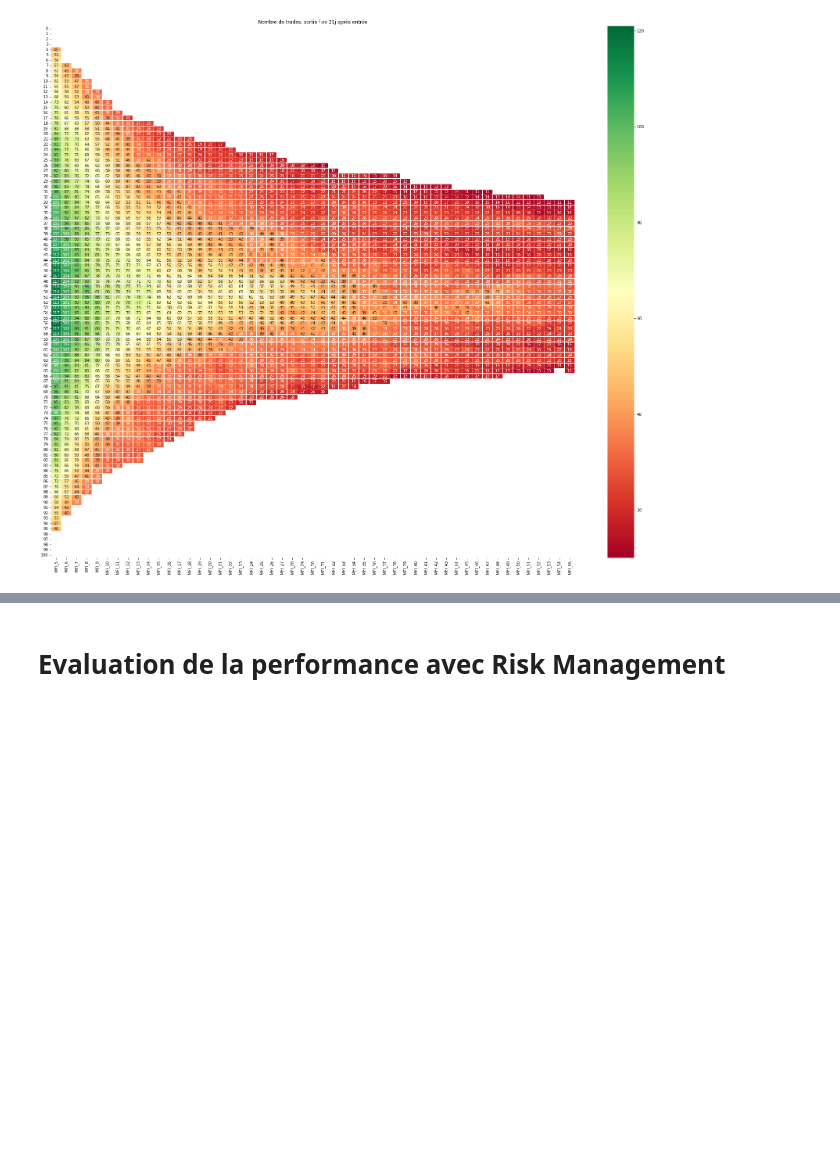
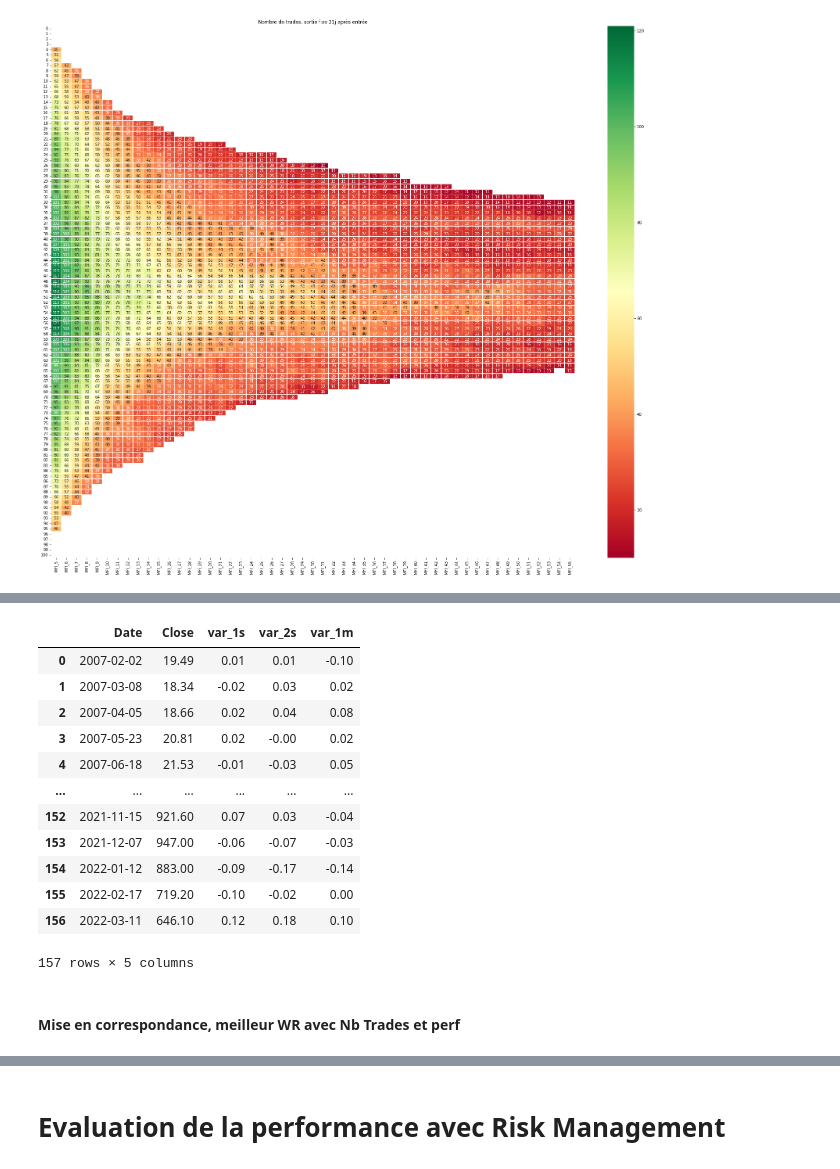
Before and after one commit to AxelRK200/strategies_backtesting, a Jupyter notebook: Money_Flow_Index/MFI_entry_time_based.ipynb, the cells around one changed output, grey strips where cells are left out. Cells and saved outputs as stored; diff of their text form; code cells hidden in the pictures; blank space fills up the shorter version.

```diff
--- a/Money_Flow_Index/MFI_entry_time_based.ipynb
+++ b/Money_Flow_Index/MFI_entry_time_based.ipynb
@@ -462,0 +627,18 @@ plt.savefig(chemin)
+# %%
+df_dates
+# %% [output]
+|  | Date | Close | var_1s | var_2s | var_1m |
+| 0 | 2007-02-02 | 19.49 | 0.01 | 0.01 | -0.10 |
+| 1 | 2007-03-08 | 18.34 | -0.02 | 0.03 | 0.02 |
+| 2 | 2007-04-05 | 18.66 | 0.02 | 0.04 | 0.08 |
+| 3 | 2007-05-23 | 20.81 | 0.02 | -0.00 | 0.02 |
+| 4 | 2007-06-18 | 21.53 | -0.01 | -0.03 | 0.05 |
+| ... | ... | ... | ... | ... | ... |
+| 152 | 2021-11-15 | 921.60 | 0.07 | 0.03 | -0.04 |
+| 153 | 2021-12-07 | 947.00 | -0.06 | -0.07 | -0.03 |
+| 154 | 2022-01-12 | 883.00 | -0.09 | -0.17 | -0.14 |
+| 155 | 2022-02-17 | 719.20 | -0.10 | -0.02 | 0.00 |
+| 156 | 2022-03-11 | 646.10 | 0.12 | 0.18 | 0.10 |
+157 rows × 5 columns
+# %% [markdown]
+#### Mise en correspondance, meilleur WR avec Nb Trades et perf ####
```
Also changed, not shown: parts of 52 cells of this notebook.
